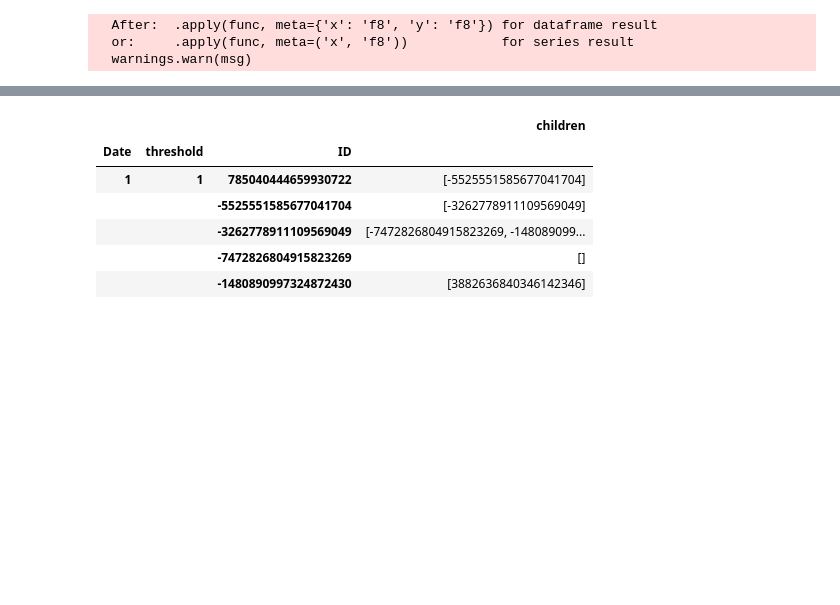
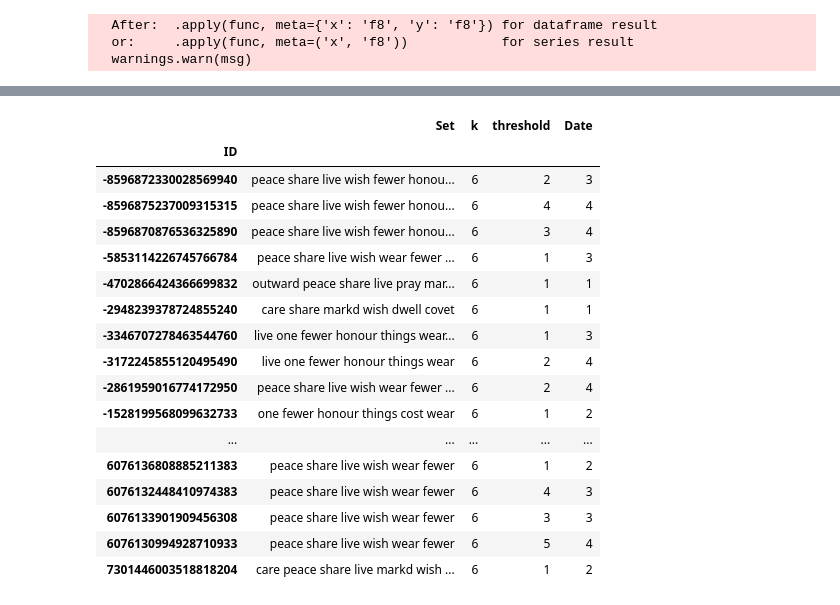
Before and after one commit to JamesPHoughton/homer, a Jupyter notebook: sandbox_py3.ipynb, the cells around one changed output, grey strips where cells are left out. Cells and saved outputs as stored; diff of their text form; code cells hidden in the pictures; blank space fills up the shorter version.

```diff
--- a/sandbox_py3.ipynb
+++ b/sandbox_py3.ipynb
@@ -216,10 +72,21 @@ collection.clusters.loc[-9120092168898285478].compute()
-# %%
-collection.relations.head()
-# %% [output]
-|  |  |  | children |
-| Date | threshold | ID |  |
-| 1 | 1 | 785040444659930722 | [-5525551585677041704] |
-|  |  | -5525551585677041704 | [-3262778911109569049] |
-|  |  | -3262778911109569049 | [-7472826804915823269, -148089099... |
-|  |  | -7472826804915823269 | [] |
-|  |  | -1480890997324872430 | [3882636840346142346] |
+# %%
+collection.clusters[(collection.clusters['k']==6)].compute()
+# %% [output]
+|  | Set | k | threshold | Date |
+| ID |  |  |  |  |
+| -8596872330028569940 | peace share live wish fewer honou... | 6 | 2 | 3 |
+| -8596875237009315315 | peace share live wish fewer honou... | 6 | 4 | 4 |
+| -8596870876536325890 | peace share live wish fewer honou... | 6 | 3 | 4 |
+| -5853114226745766784 | peace share live wish wear fewer ... | 6 | 1 | 3 |
+| -4702866424366699832 | outward peace share live pray mar... | 6 | 1 | 1 |
+| -2948239378724855240 | care share markd wish dwell covet | 6 | 1 | 1 |
+| -3346707278463544760 | live one fewer honour things wear... | 6 | 1 | 3 |
+| -3172245855120495490 | live one fewer honour things wear | 6 | 2 | 4 |
+| -2861959016774172950 | peace share live wish wear fewer ... | 6 | 2 | 4 |
+| -1528199568099632733 | one fewer honour things cost wear | 6 | 1 | 2 |
+| ... | ... | ... | ... | ... |
+| 6076136808885211383 | peace share live wish wear fewer | 6 | 1 | 2 |
+| 6076132448410974383 | peace share live wish wear fewer | 6 | 4 | 3 |
+| 6076133901909456308 | peace share live wish wear fewer | 6 | 3 | 3 |
+| 6076130994928710933 | peace share live wish wear fewer | 6 | 5 | 4 |
+| 7301446003518818204 | care peace share live markd wish ... | 6 | 1 | 2 |
```
Also changed, not shown: parts of 23 cells of this notebook, 3 other files.
